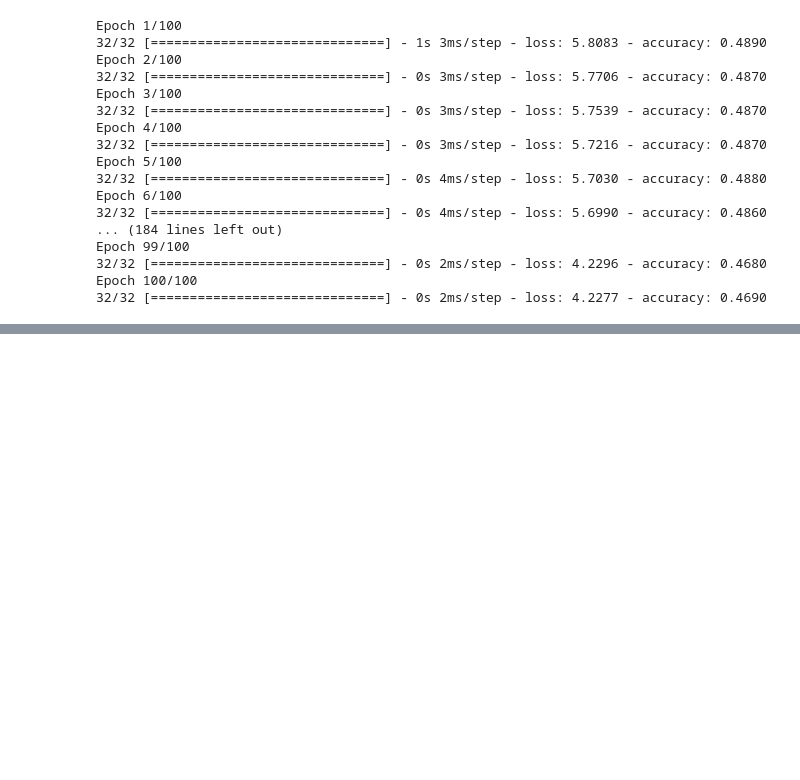
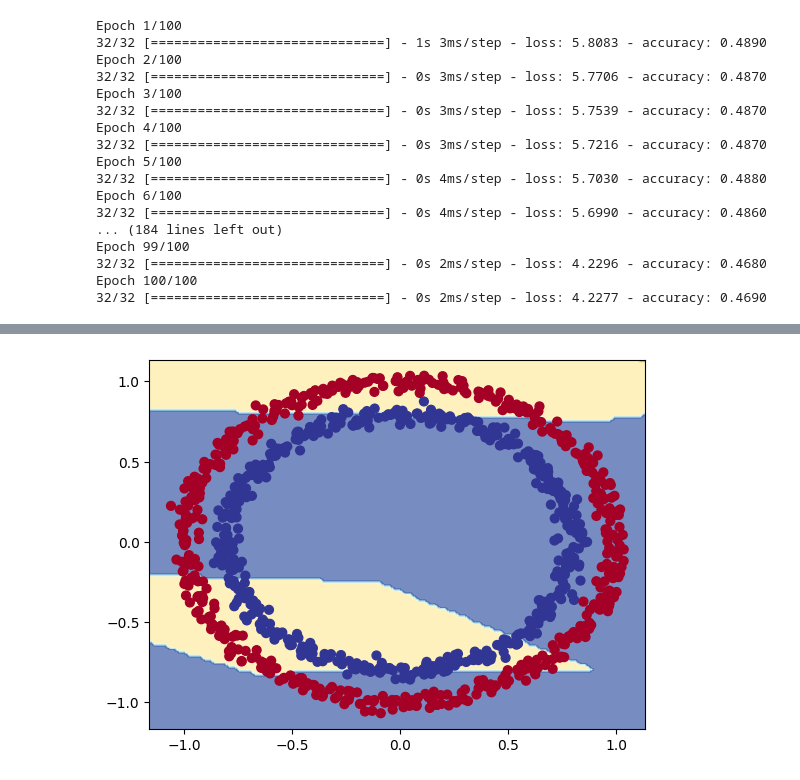
Before and after one commit to iamchenchu/Deep-Learnig-with-TensorFlow, a Jupyter notebook: 02_neural_network_classification_with_tensorflow.ipynb, the cells around one changed output, grey strips where cells are left out. Saved outputs shown, nothing was run; the diff lists cells and outputs as text; code cells hidden in the pictures; blank space fills up the shorter version.

```diff
--- a/02_neural_network_classification_with_tensorflow.ipynb
+++ b/02_neural_network_classification_with_tensorflow.ipynb
@@ -446,3 +446,23 @@ Epoch 99/100
 32/32 [==============================] - 0s 2ms/step - loss: 4.2296 - accuracy: 0.4680
 Epoch 100/100
 32/32 [==============================] - 0s 2ms/step - loss: 4.2277 - accuracy: 0.4690
+# %%
+#Time to replicate the multilayer neural network from the TensorFlow playground
+
+#Set the random seed
+tf.random.set_seed(42)
+
+#1. Create the model
+model_6 = tf.keras.Sequential([
+    tf.keras.layers.Dense(4, activation = "relu"),
+    tf.keras.layers.Dense(4, activation="relu"),
+    tf.keras.layers.Dense(1)
+])
+
+#2. Compile the model
+model_6.compile(loss = "binary_crossentropy",
+                optimizer= tf.keras.optimizers.Adam(lr=0.001),
+                metrics = ["accuracy"])
+
+#3. Fit the model
+history = model_6.fit(X, y, epochs =250)
@@ -448,0 +495,5 @@ Epoch 100/100
+# %%
+#Visualize the model prediction to have better idea
+
+plot_decision_boundary(model_6,X,y)
+# %% [output]
@@ -448,0 +502 @@ Epoch 100/100
+[figure, added]
```
Also changed, not shown: parts of 23 cells of this notebook.
